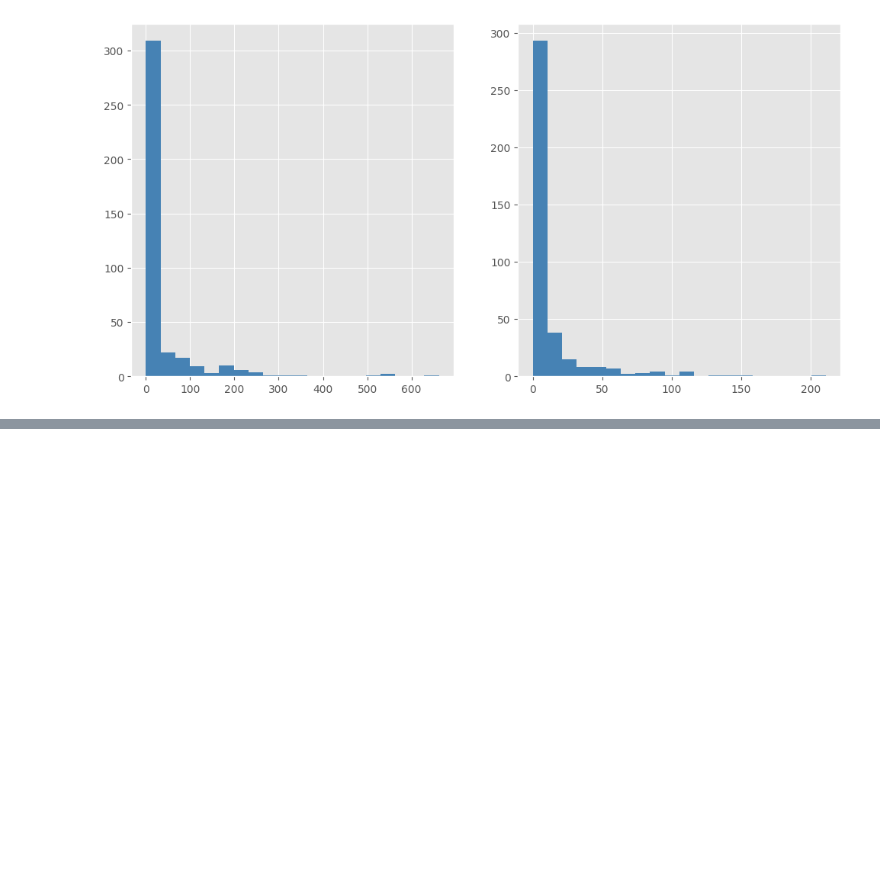
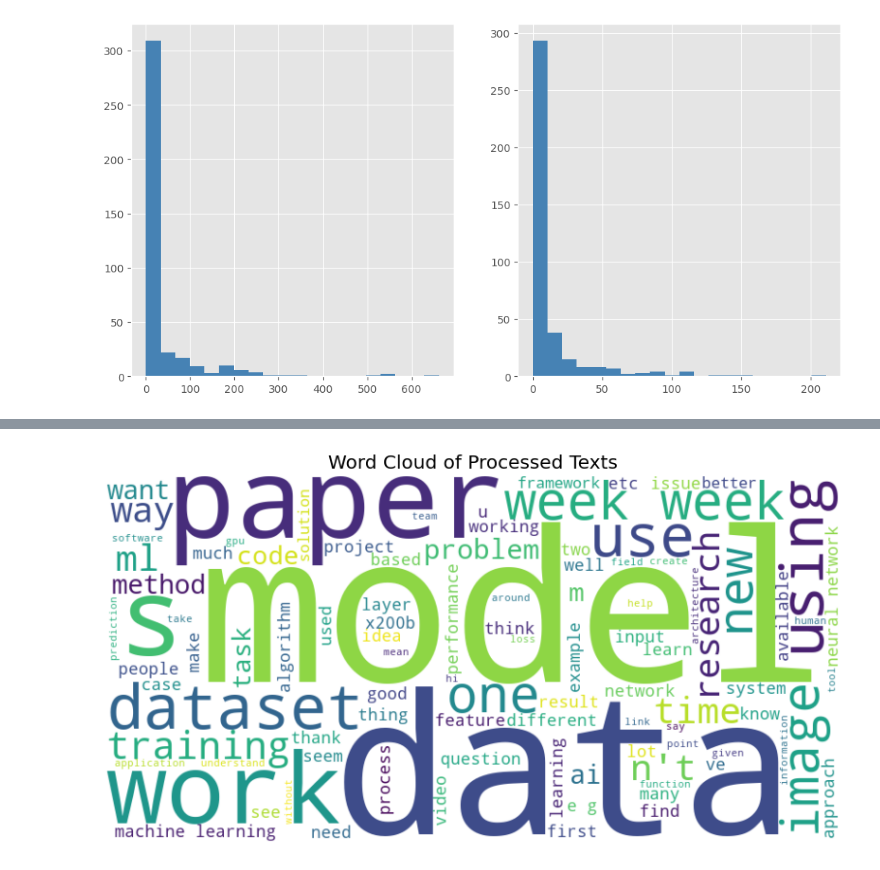
Before and after one commit to fszymanski13/text-mining1, a Jupyter notebook: notebook.ipynb, the cells around one changed output, grey strips where cells are left out. Cells and saved outputs as stored; diff of their text form; code cells hidden in the pictures; blank space fills up the shorter version.

Commit message:
ml reddit first take

```diff
--- a/notebook.ipynb
+++ b/notebook.ipynb
@@ -143,3 +91,0 @@ Despite training on datasets that are an order of magnitude smaller, we show tha
-# %%
-tokens = nltk.word_tokenize(df['body'].str.cat(sep='\n'))
-print(tokens)
@@ -155,17 +91,0 @@ plt.show()
-# %%
-from sklearn.feature_extraction.text import CountVectorizer
-from wordcloud import WordCloud, STOPWORDS
-# Initialize the CountVectorizer
-
-stopwords = list(STOPWORDS)  # Convert STOPWORDS set to a list
-stopwords.extend(["t", "co", "https", "amp", "U", "fuck", "fucking"])
-count_vect = CountVectorizer(stop_words=stopwords)
-
-# Fit and transform the text data
-X_counts = count_vect.fit_transform(df['body'])
-
-# Get the feature names
-feature_names = count_vect.get_feature_names_out()
-
-# Print the first 10 feature names
-print(feature_names[:1000])
@@ -220,0 +92,58 @@ None
+# %%
+from nltk.corpus import stopwords
+from nltk.tokenize import word_tokenize
+from nltk.stem import WordNetLemmatizer
+import string
+import re
+
+nltk.download('punkt')
+nltk.download('stopwords')
+nltk.download('wordnet')
+
+def preprocess_text(text):
+    # Check if the value is a string
+    if isinstance(text, str):
+        pattern = r'http[s]?://(?:[a-zA-Z]|[0-9]|[$-_@.&+]|[!*\(\),]|(?:%[0-9a-fA-F][0-9a-fA-F]))+'
+
+        # Apply regex to remove links
+        text = re.sub(pattern, '', text)
+
+        # Tokenization
+        tokens = word_tokenize(text.lower())  # Convert to lowercase during tokenization
+
+        # Remove punctuation
+        tokens = [word for word in tokens if word not in string.punctuation]
+
+        # Remove stopwords
+        stop_words = set(stopwords.words('english'))
+        tokens = [word for word in tokens if word not in stop_words]
+
+        # Lemmatization
+        lemmatizer = WordNetLemmatizer()
+        tokens = [lemmatizer.lemmatize(word) for word in tokens]
+
+        # Join tokens back to a single string
+        processed_text = ' '.join(tokens)
+
+        return processed_text
+    else:
+        return str(text)  # Convert non-string values to string
+
+processed_texts = df['body'].apply(lambda x: preprocess_text(x))
+
+# Join all processed texts into a single string
+all_text = ' '.join(processed_texts)
+
+# Generate a word cloud
+wordcloud = WordCloud(width=800, height=400, max_words=100, background_color='white').generate(all_text)
+
+# Display the word cloud
+plt.figure(figsize=(10, 6))
+plt.imshow(wordcloud, interpolation='bilinear')
+plt.axis('off')
+plt.title('Word Cloud of Processed Texts')
+plt.show()
+
+
+### HANDLE Contractions ### !!!!!!
+# %% [output]
@@ -220,0 +159 @@ None
+[figure, added]
```
Also changed, not shown: parts of 16 cells of this notebook.
